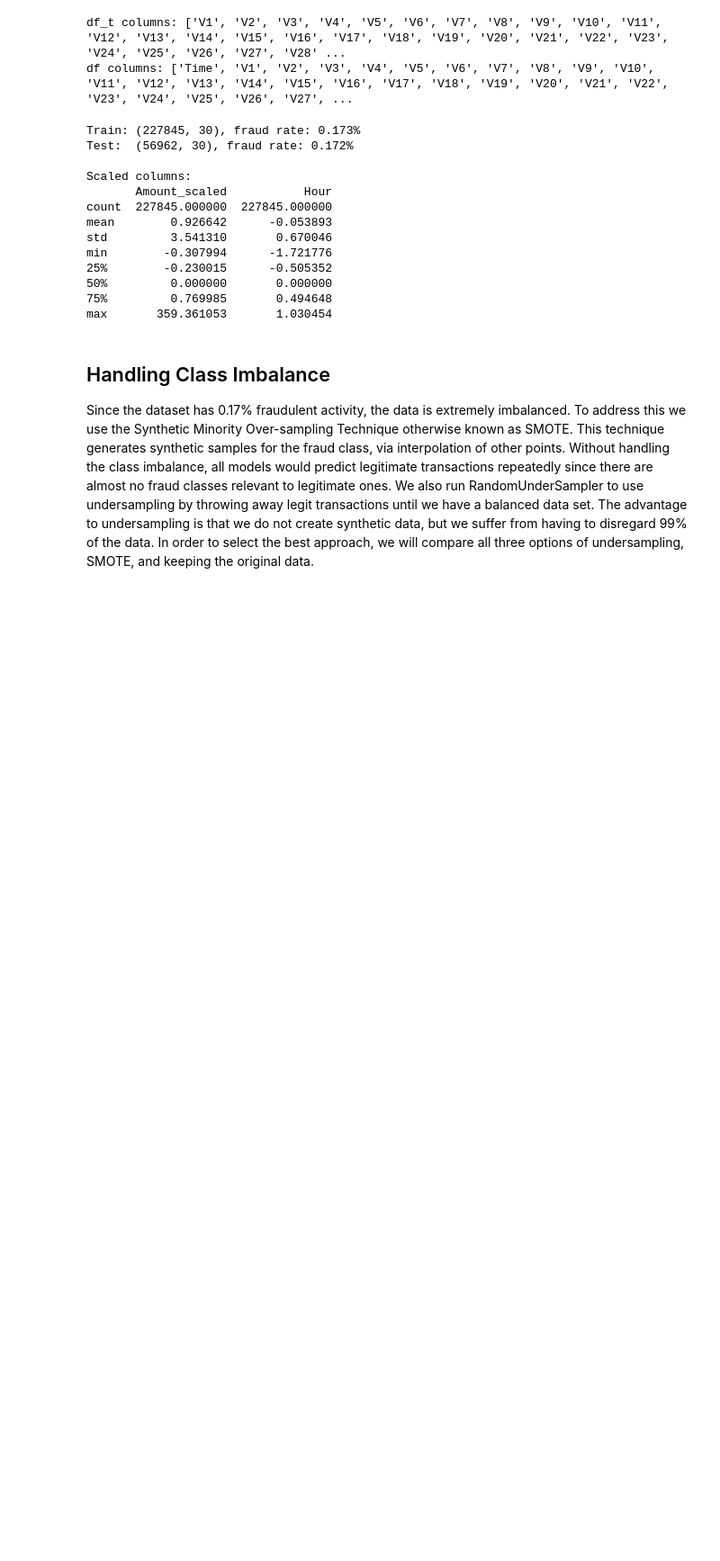
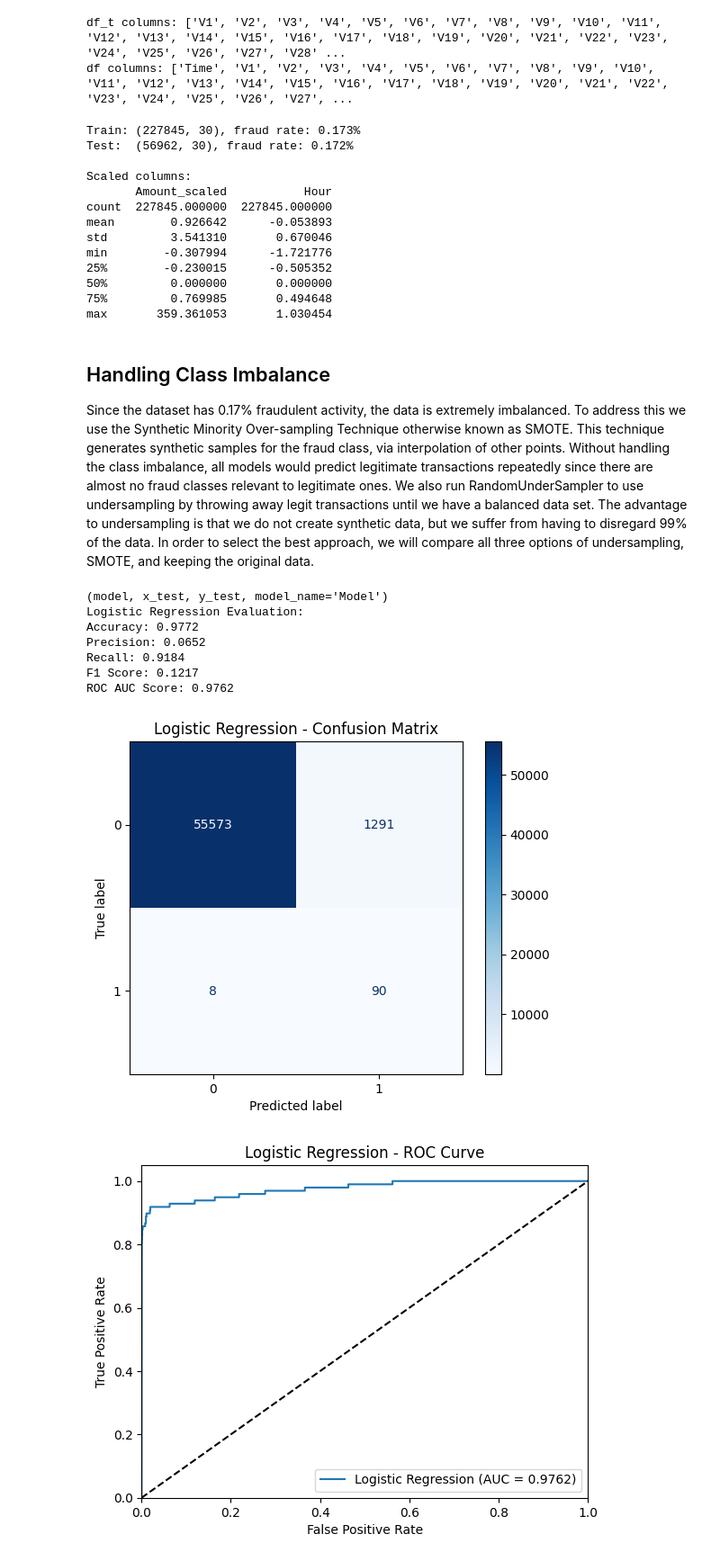
Before and after one commit to TheTureFADED/CCFD, a Jupyter notebook: notebooks/modelling.ipynb, the cells around one changed output. Shown at 90% size. Cells and saved outputs as stored; diff of their text form; code cells hidden in the pictures; blank space fills up the shorter version.

Commit message:
feat: add model evaluation

```diff
--- a/notebooks/modelling.ipynb
+++ b/notebooks/modelling.ipynb
@@ -92,3 +114,32 @@ X_train_smote, y_train_smote = sm.fit_resample(X_train,y_train)
 
 rus = RandomUnderSampler(random_state=seed)
 X_train_drop, y_train_drop = rus.fit_resample(X_train, y_train)
+# %%
+import sys
+sys.path.append("../python")
+import inspect
+
+from model_functions import evaluate_model
+
+logreg = LogisticRegression(class_weight='balanced', max_iter=2000, random_state=seed)
+logreg.fit(X_train,y_train)
+# Call evaluate metric = evaluate('Logistic Regression', logreg, X_test, y_test)
+
+# Keep all metrics in results for later comparison.
+# results.append(metric)
+
+
+
+print(inspect.signature(evaluate_model))
+evaluate_model(logreg, X_test, y_test, 'Logistic Regression')
+# High false positive
+# %% [output]
+(model, x_test, y_test, model_name='Model')
+Logistic Regression Evaluation:
+Accuracy: 0.9772
+Precision: 0.0652
+Recall: 0.9184
+F1 Score: 0.1217
+ROC AUC Score: 0.9762
+[figure, added]
+[figure, added]
```
Also changed, not shown: parts of 1 cell of this notebook, 1 other file.
